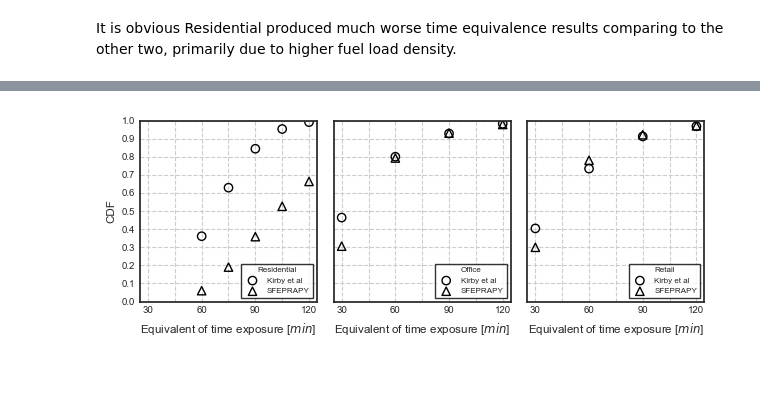
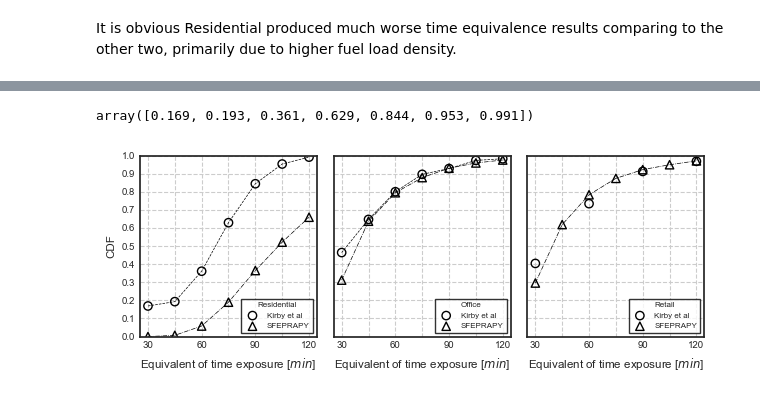
Before and after one commit to fuyans/sfeprapy-doc, a Jupyter notebook: source/user_guide/asfe21_01.ipynb, the cells around one changed output, grey strips where cells are left out. Cells and saved outputs as stored; diff of their text form; code cells hidden in the pictures.

```diff
--- a/source/user_guide/asfe21_01.ipynb
+++ b/source/user_guide/asfe21_01.ipynb
@@ -267,7 +267,7 @@ Inspect simulation results to ensure the simulations are complete successfully.
 # Inspect simulation results
 mcs_out_1 = mcs_1.mcs_out
 dict_teq_1 = {case: mcs_out_1.loc[mcs_out_1['case_name'] == case]["solver_time_equivalence_solved"] / 60.0 for case in cases_to_run}
-dict_teq_1 = {k: v[~np.isnan(v)] for k, v in dict_teq_1.items()}  # remove np.nan values, non convergency iterations
+dict_teq_1 = {k: v[(~np.isnan(v)) & (v<np.inf)] for k, v in dict_teq_1.items()}  # remove np.nan values, non convergency iterations
 
 dict_func_teq2cdf = {k: make_func_teq2cdf(teq=v) for k, v in dict_teq_1.items()}
 dict_func_cdf2teq = {k: make_func_cdf2teq(teq=v) for k, v in dict_teq_1.items()}
@@ -301,6 +291,7 @@ Time equivalence CDF obtained from Kirby et al:
 # %%
-teq_cdf_kirby = [  # order matters!
-    [[60, 75, 90, 105, 120], [0.361, 0.629, 0.844, 0.953, 0.991]],  # Residential
-    [[30, 60, 90, 120], [0.464, 0.800, 0.928, 0.982]],  # Office
-    [[30, 60, 90, 120], [0.404, 0.734, 0.912, 0.968]],  # Retail
-]
+kirby = pd.concat([
+    pd.DataFrame({'Residential': [0.169, 0.193, 0.361, 0.629, 0.844, 0.953, 0.991]}, index=[30, 45, 60, 75, 90, 105, 120]),
+    pd.DataFrame({'Office':      [0.464, 0.647, 0.800, 0.896, 0.928, 0.973, 0.982]}, index=[30, 45, 60, 75, 90, 105, 120]),
+    pd.DataFrame({'Retail':      [0.404,        0.734,        0.912,        0.968]}, index=[30,     60,     90,      120]),
+], axis=1)
+kirby.index.name = 'teq'
@@ -307,13 +310,20 @@ teq_cdf_kirby = [  # order matters!
+# %%
+kirby.index.values
+kirby['Residential'].values
+# %% [output]
+array([0.169, 0.193, 0.361, 0.629, 0.844, 0.953, 0.991])
 # %%
 fig, axes = plt.subplots(nrows=1, ncols=3, figsize=(2.1*3, 2.5), sharex=True, sharey=True, dpi=100)
 
 for i, case in enumerate(cases_to_run):
     ax = axes[i]
-    ax.scatter(teq_cdf_kirby[i][0], teq_cdf_kirby[i][1], label='Kirby et al', marker='o', facecolors='none', edgecolors='k')
-    ax.scatter(teq_cdf_kirby[i][0], dict_func_teq2cdf[case](teq_cdf_kirby[i][0]), label='SFEPRAPY', marker='^', facecolors='none', edgecolors='k')
+    ax.scatter(kirby.index.values, kirby[case].values, label='Kirby et al', marker='o', facecolors='none', edgecolors='k')
+    ax.plot(kirby.index.values, kirby[case].values, ls='--', c='k', lw=.5)
+    ax.scatter(kirby.index.values, dict_func_teq2cdf[case](kirby.index.values), label='SFEPRAPY', marker='^', facecolors='none', edgecolors='k')
+    ax.plot(kirby.index.values, dict_func_teq2cdf[case](kirby.index.values), ls='-.', c='k', lw=.5)
     format_ax(ax=ax, xlabel='Equivalent of time exposure [$min$]', xticks=np.arange(30, 121, 30), xticks_minor=np.arange(30, 121, 15), ylim=(0, 1), yticks=np.arange(0, 1.1, 0.1), legend_title=case, legend_loc=4, legend_fontsize='xx-small', legend_title_fontsize='xx-small')
 axes[0].set_ylabel('CDF', fontsize='small')
 
 savefig(fig, 'benchmark_1.png')
 # %% [output]
-[figure, old version]
+[figure, new version]
```
Also changed, not shown: parts of 4 cells of this notebook, 2 other files.
